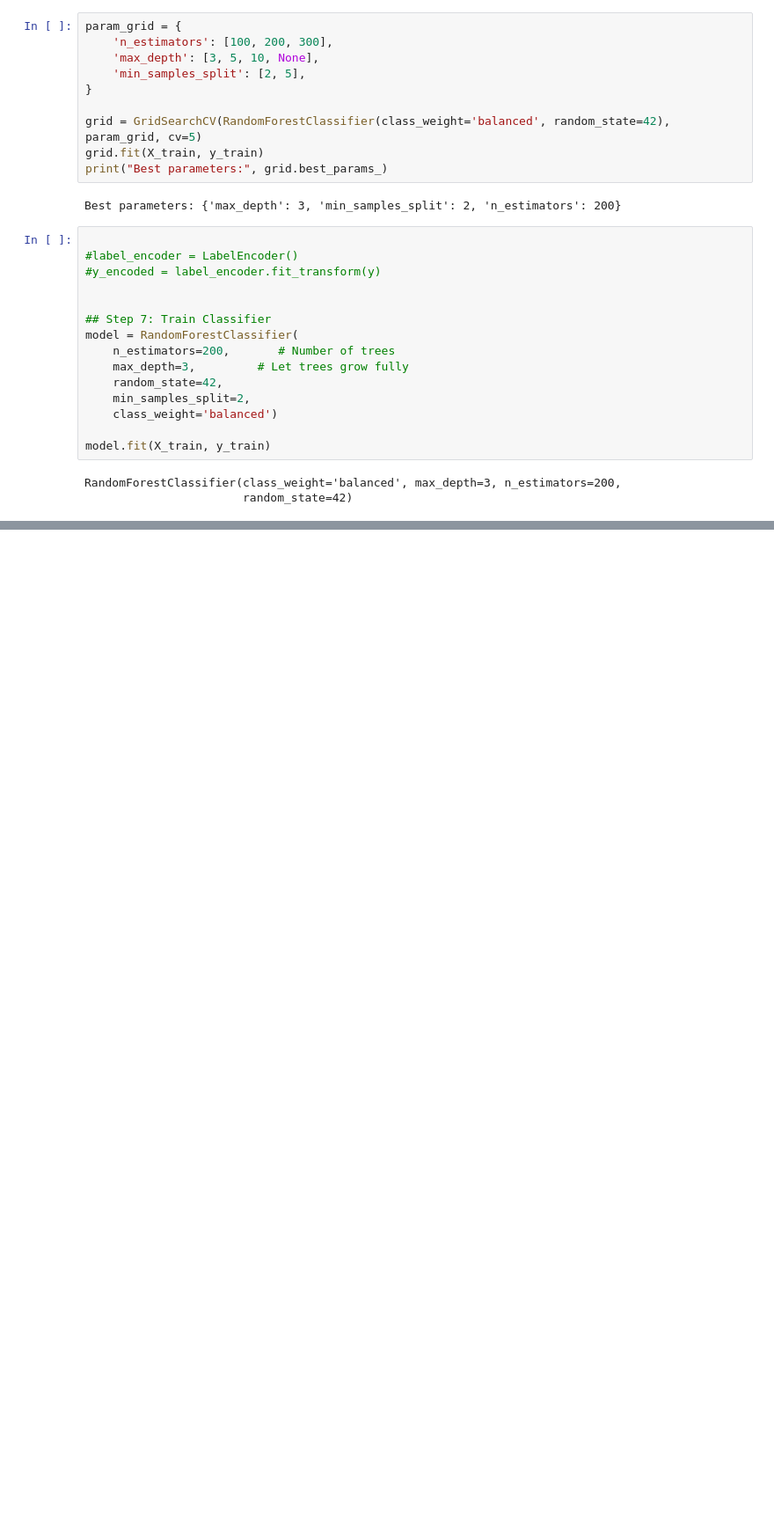
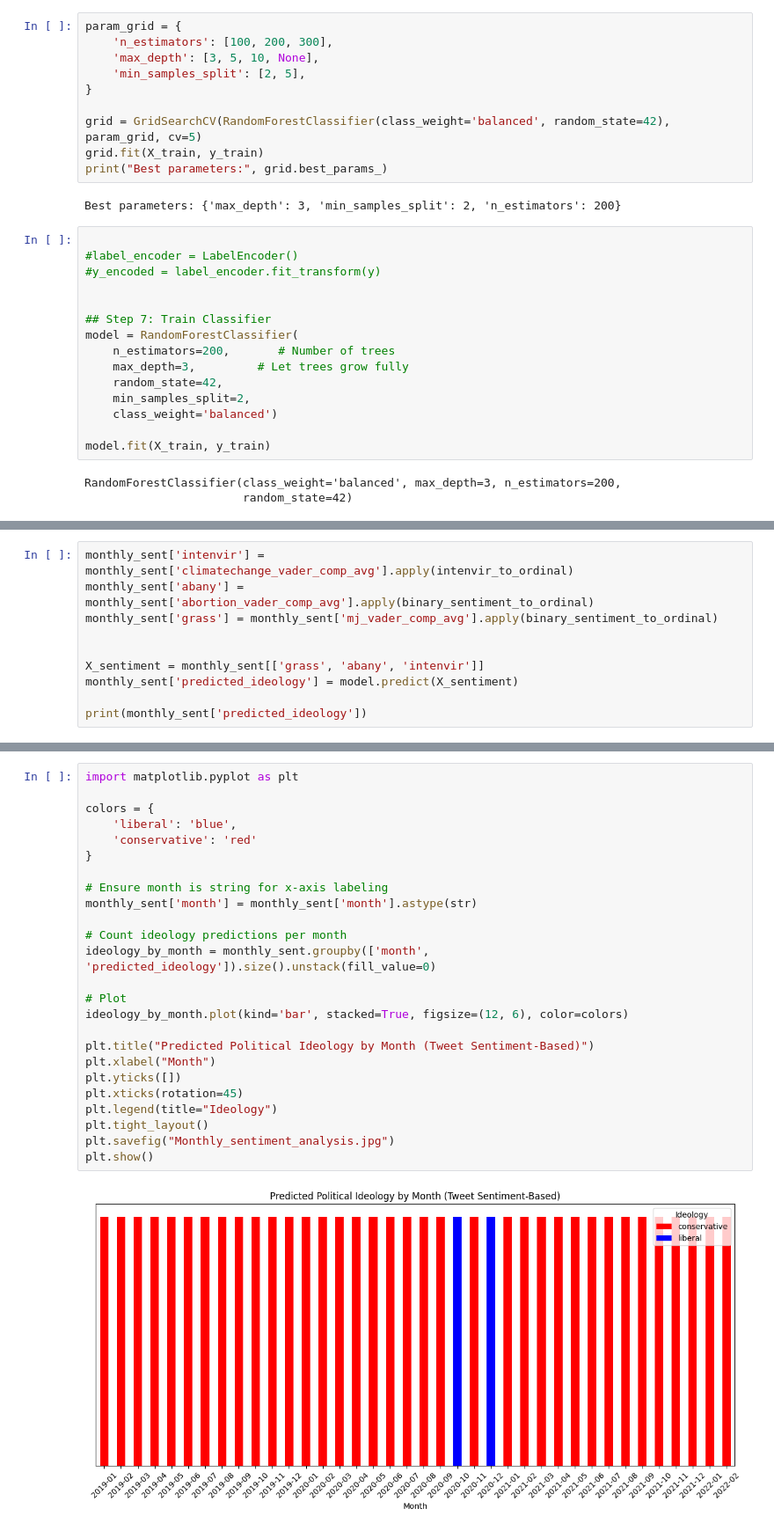
Before and after one commit to glodimendes/politics-and-social-media, a Jupyter notebook: classificator/GSS_Classifier_V2.ipynb, the cells around one changed output, grey strips where cells are left out. Shown: that part at 88% size. Saved outputs shown, nothing was run; the diff lists cells and outputs as text; blank space fills up the shorter version.

Commit message:
Classified the sentiment analysis on a monthly basis

```diff
--- a/classificator/GSS_Classifier_V2.ipynb
+++ b/classificator/GSS_Classifier_V2.ipynb
@@ -167,0 +203,10 @@ Note: you may need to restart the kernel to use updated packages.
+# %%
+monthly_sent['intenvir'] = monthly_sent['climatechange_vader_comp_avg'].apply(intenvir_to_ordinal)
+monthly_sent['abany'] = monthly_sent['abortion_vader_comp_avg'].apply(binary_sentiment_to_ordinal)
+monthly_sent['grass'] = monthly_sent['mj_vader_comp_avg'].apply(binary_sentiment_to_ordinal)
+
+
+X_sentiment = monthly_sent[['grass', 'abany', 'intenvir']]
+monthly_sent['predicted_ideology'] = model.predict(X_sentiment)
+
+print(monthly_sent['predicted_ideology'])
@@ -167,0 +231,27 @@ Note: you may need to restart the kernel to use updated packages.
+# %%
+import matplotlib.pyplot as plt
+
+colors = {
+    'liberal': 'blue',
+    'conservative': 'red'
+}
+
+# Ensure month is string for x-axis labeling
+monthly_sent['month'] = monthly_sent['month'].astype(str)
+
+# Count ideology predictions per month
+ideology_by_month = monthly_sent.groupby(['month', 'predicted_ideology']).size().unstack(fill_value=0)
+
+# Plot
+ideology_by_month.plot(kind='bar', stacked=True, figsize=(12, 6), color=colors)
+
+plt.title("Predicted Political Ideology by Month (Tweet Sentiment-Based)")
+plt.xlabel("Month")
+plt.yticks([])
+plt.xticks(rotation=45)
+plt.legend(title="Ideology")
+plt.tight_layout()
+plt.savefig("Monthly_sentiment_analysis.jpg")
+plt.show()
+# %% [output]
+[figure, added]
```
Also changed, not shown: parts of 7 cells of this notebook, 1 other file.
